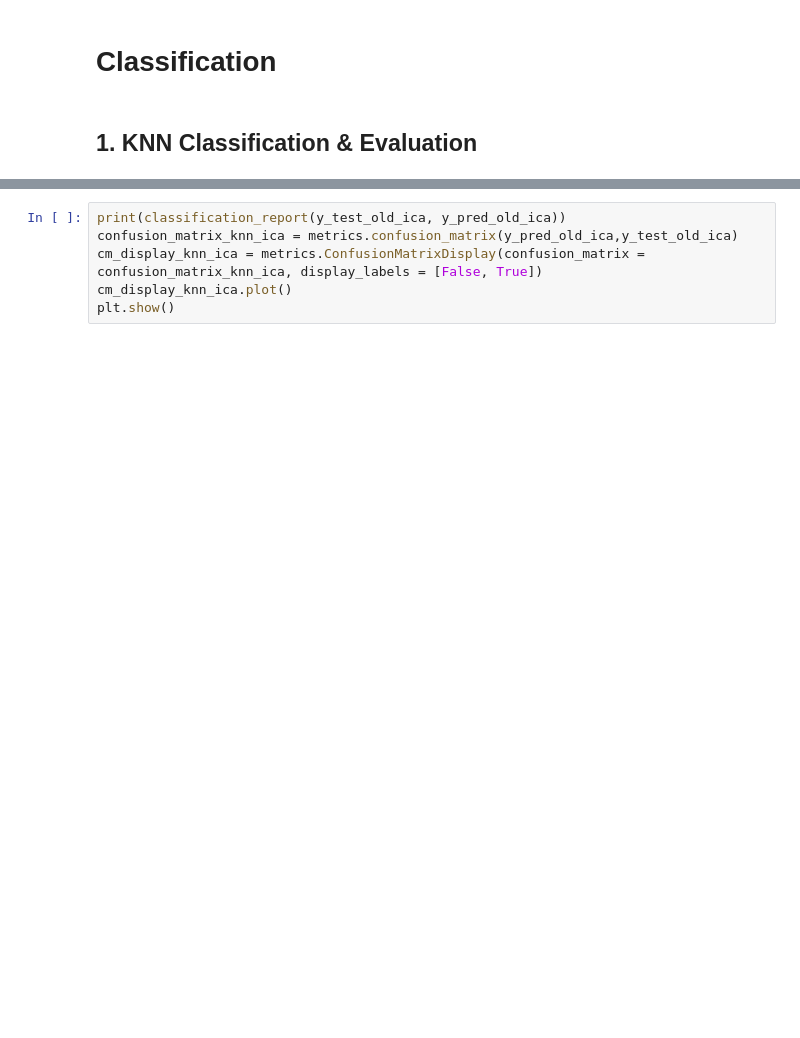
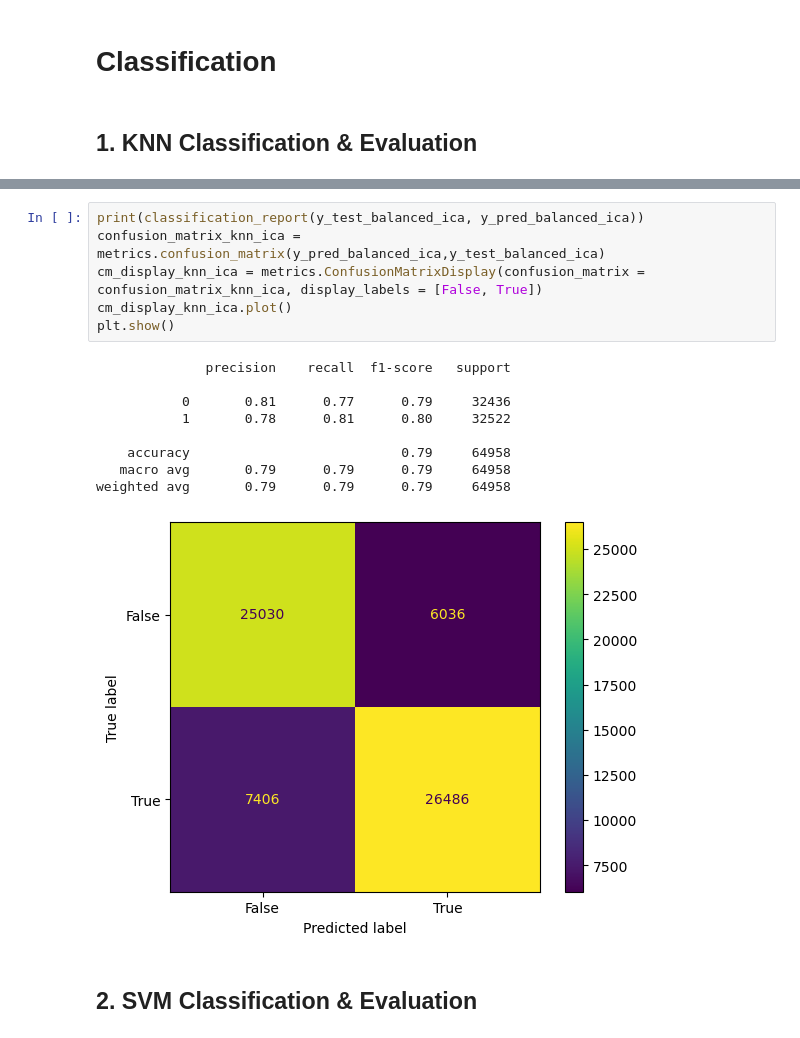
Before and after one commit to FGRCL/scada-intrusion-detection, a Jupyter notebook: COMP6321Project.ipynb, the cells around one changed output, grey strips where cells are left out. Drawn from its saved outputs; the diff is of its cells as text; blank space fills up the shorter version.

```diff
--- a/COMP6321Project.ipynb
+++ b/COMP6321Project.ipynb
@@ -426,6 +454,18 @@ plt.show()
 # %%
-print(classification_report(y_test_old_ica, y_pred_old_ica))
-confusion_matrix_knn_ica = metrics.confusion_matrix(y_pred_old_ica,y_test_old_ica)
+print(classification_report(y_test_balanced_ica, y_pred_balanced_ica))
+confusion_matrix_knn_ica = metrics.confusion_matrix(y_pred_balanced_ica,y_test_balanced_ica)
 cm_display_knn_ica = metrics.ConfusionMatrixDisplay(confusion_matrix = confusion_matrix_knn_ica, display_labels = [False, True])
 cm_display_knn_ica.plot()
 plt.show()
+# %% [output]
+              precision    recall  f1-score   support
+
+           0       0.81      0.77      0.79     32436
+           1       0.78      0.81      0.80     32522
+
+    accuracy                           0.79     64958
+   macro avg       0.79      0.79      0.79     64958
+weighted avg       0.79      0.79      0.79     64958
+[figure, added]
+# %% [markdown]
+## 2. SVM Classification & Evaluation
```
Also changed, not shown: parts of 18 cells of this notebook.
